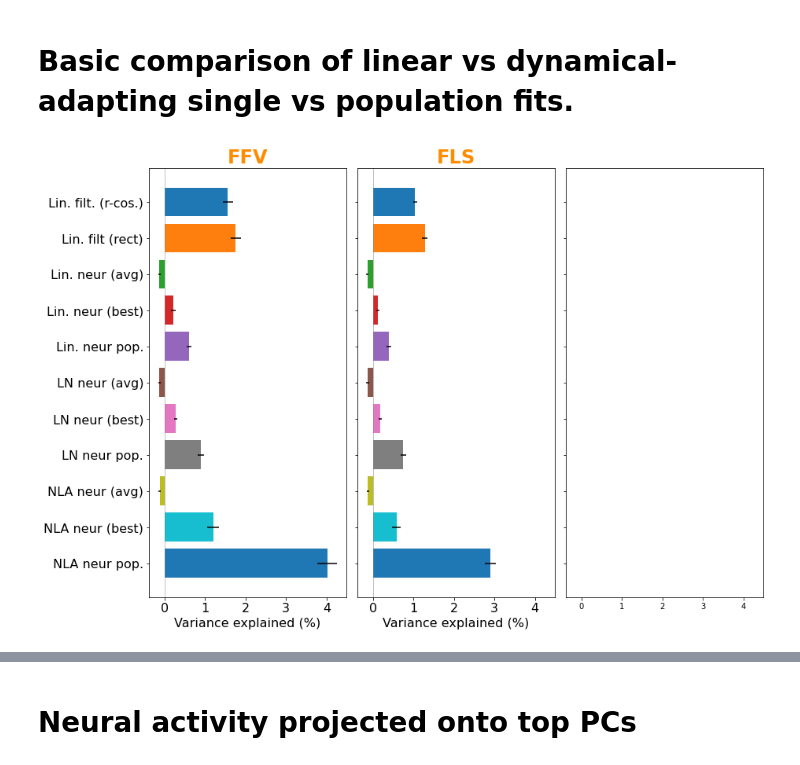
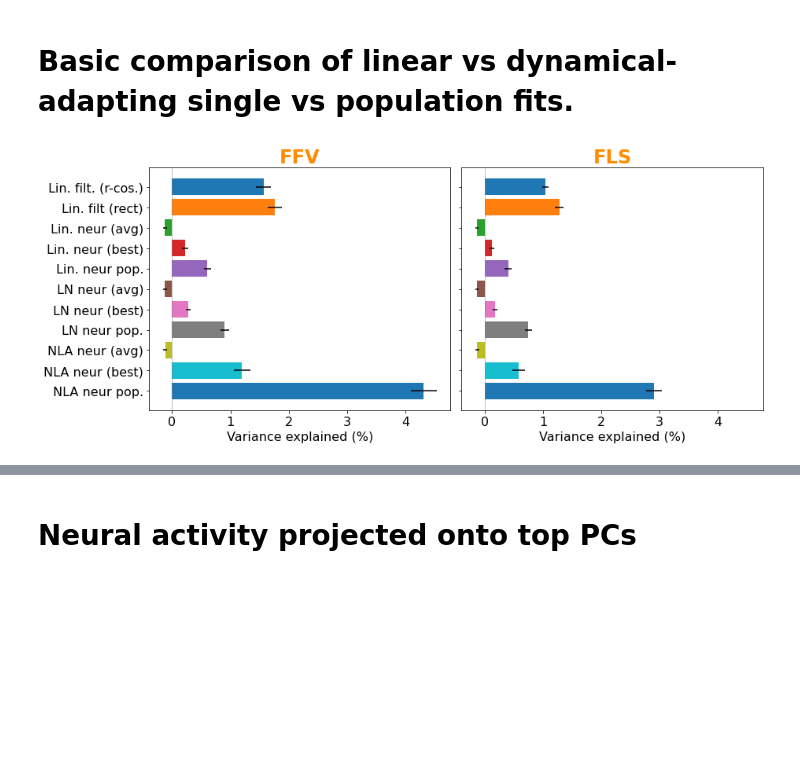
Before and after one commit to rkp8000/inferring-neural-codes, a Jupyter notebook: 6_A_compare_behav_fits.ipynb, the cells around one changed output, grey strips where cells are left out. Cells and saved outputs as stored; diff of their text form; code cells hidden in the pictures; blank space fills up the shorter version.

```diff
--- a/6_A_compare_behav_fits.ipynb
+++ b/6_A_compare_behav_fits.ipynb
@@ -15,7 +15,7 @@ rslts = {kbehav: [] for kbehav in KBEHAVS}
 
 # purely linear fits
 for kbehav in KBEHAVS:
-    fit_data = np.load(f'data/simple/mlv_c/lin_filter/c_rc_lin_{kbehav.lower()}_276_tr.npy', allow_pickle=True)[0]
+    fit_data = np.load(f'data/simple/mlv/lin_filter/rc_lin_{kbehav.lower()}_276_tr.npy', allow_pickle=True)[0]
     nsplit = len(fit_data['r2_test'])
 
     key = 'Lin. filt. (r-cos.)'
@@ -24,7 +24,7 @@ for kbehav in KBEHAVS:
 
     rslts[kbehav].append((key, r2, err))
 
-    fit_data = np.load(f'data/simple/mlv_c/lin_filter/c_rect_lin_{kbehav.lower()}_276_tr.npy', allow_pickle=True)[0]
+    fit_data = np.load(f'data/simple/mlv/lin_filter/rect_lin_{kbehav.lower()}_276_tr.npy', allow_pickle=True)[0]
     nsplit = len(fit_data['r2_test'])
 
     key = 'Lin. filt (rect)'
@@ -37,7 +37,7 @@ labels = {'lin': 'Lin.', 'ln': 'LN', 'dyn': 'NLA'}
 for nrl_mdl in ['lin', 'ln', 'dyn']:
     # load single ROI results
     for kbehav in KBEHAVS:
-        fit_data = np.load(f'data/simple/mlv_c/neur_basic/c_baker_{nrl_mdl}_single_{kbehav.lower()}_276_tr.npy', allow_pickle=True)[0]
+        fit_data = np.load(f'data/simple/mlv/neur_basic/baker_single_{nrl_mdl}_{kbehav.lower()}_276_tr.npy', allow_pickle=True)[0]
         nsplit, nr = fit_data['r2s_test'].shape
 
         # median single variance explained
@@ -60,7 +60,7 @@ for nrl_mdl in ['lin', 'ln', 'dyn']:
 
     # load population ROI results
     for kbehav in KBEHAVS:
-        fit_data = np.load(f'data/simple/mlv_c/neur_basic/c_baker_{nrl_mdl}_all_{kbehav.lower()}_276_tr.npy', allow_pickle=True)[0]
+        fit_data = np.load(f'data/simple/mlv/neur_basic/baker_{nrl_mdl}_{kbehav.lower()}_276_tr.npy', allow_pickle=True)[0]
 
         key = f'{labels[nrl_mdl]} neur pop.'
 
@@ -70,17 +70,17 @@ for nrl_mdl in ['lin', 'ln', 'dyn']:
 
         rslts[kbehav].append((key, r2, err))
 # %%
-fig, axs = plt.subplots(1, 3, figsize=(13, .8*len(rslts[KBEHAVS[0]])), tight_layout=True, sharex=True, sharey=True)
+fig, axs = plt.subplots(1, 2, figsize=(13, .5*len(rslts[KBEHAVS[0]])), tight_layout=True, sharex=True, sharey=True)
 for kbehav, ax in zip(KBEHAVS, axs):
     for crslt, (key, r2, err) in enumerate(rslts[kbehav]):
         ax.barh([-crslt], [r2*100], xerr=[err*100])
 
     if ax == axs[0]:
         ax.set_yticks(-np.arange(len(rslts[kbehav])))
         ax.set_yticklabels([rslt[0] for rslt in rslts[kbehav]])
 
     ax.axvline(0, color='gray', lw=.5)
     set_plot(ax, x_label='Variance explained (%)', font_size=16)
     ax.set_title(kbehav, color='darkorange', fontweight='bold', fontsize=24)
 # %% [output]
-[figure, old version]
+[figure, new version]
```
Also changed, not shown: parts of 22 cells of this notebook, 17 other files.
